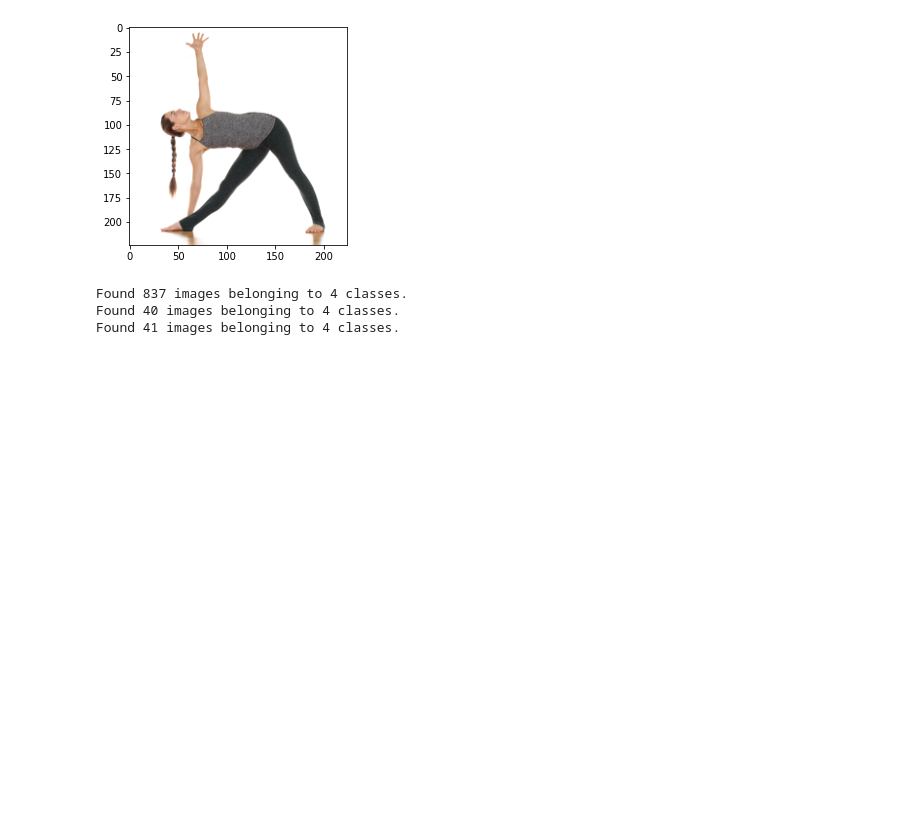
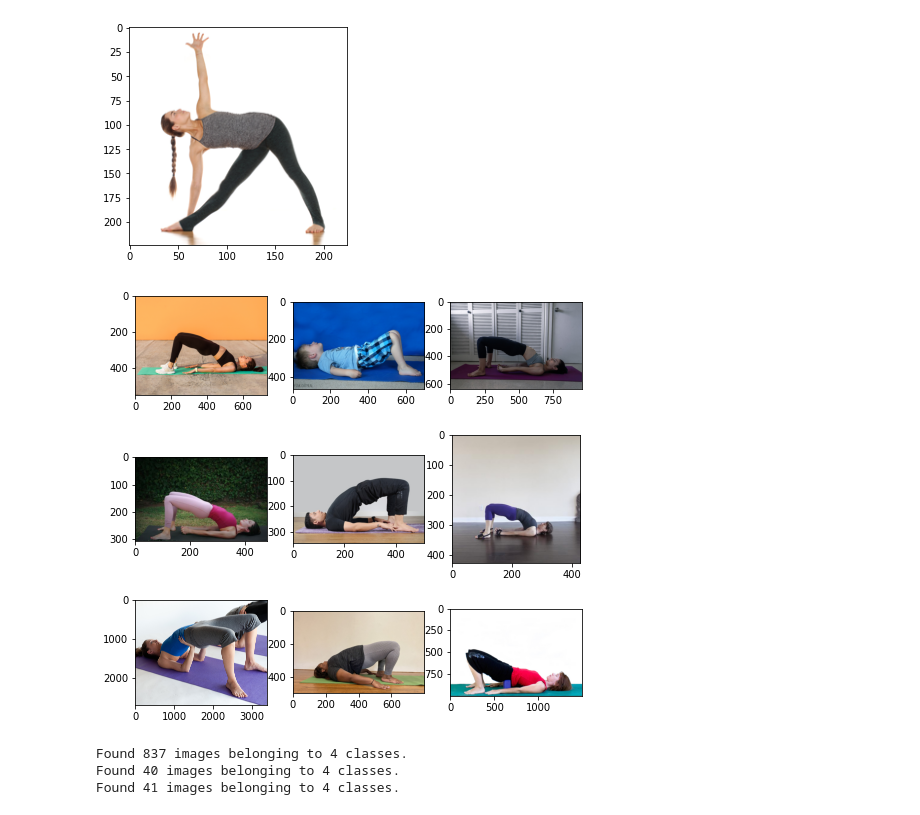
Before and after one commit to nmshafie1993/detect_yoga_pose, a Jupyter notebook: Yoga_pose_image_classification.ipynb, the cells around one changed output. Cells and saved outputs as stored; diff of their text form; code cells hidden in the pictures; blank space fills up the shorter version.

```diff
--- a/Yoga_pose_image_classification.ipynb
+++ b/Yoga_pose_image_classification.ipynb
@@ -54,3 +66,20 @@ img_3 = img_3.resize((224,224))
 plt.imshow(img_3);
 # %% [output]
 [figure]
+# %%
+# Data Visulization of bridge pose
+
+dataDict_bridge = '/content/detect_yoga_pose/Train_Set/bridge'
+i = 0
+path = dataDict_bridge
+fig=plt.figure(figsize=(8, 8))
+for img in os.listdir(path):
+    img_array = cv2.imread(os.path.join(path, img))
+    if i < 9:
+      plt.subplot(3, 3, i+1)
+      plt.imshow(cv2.cvtColor(img_array, cv2.COLOR_BGR2RGB));
+    else:
+      break
+    i += 1
+# %% [output]
+[figure, added]
```
Also changed, not shown: parts of 21 cells of this notebook.
